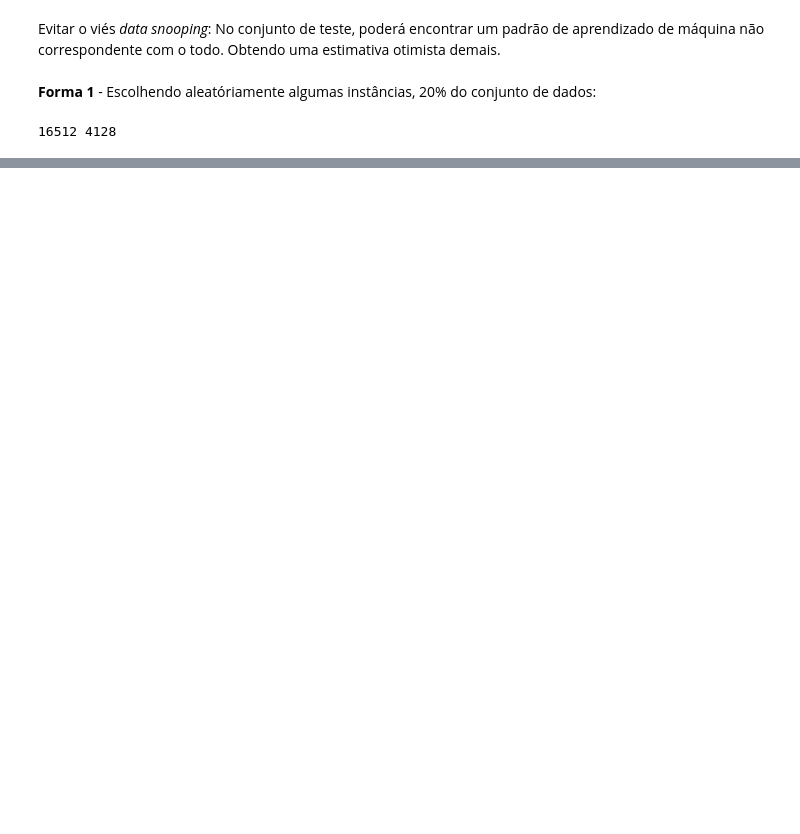
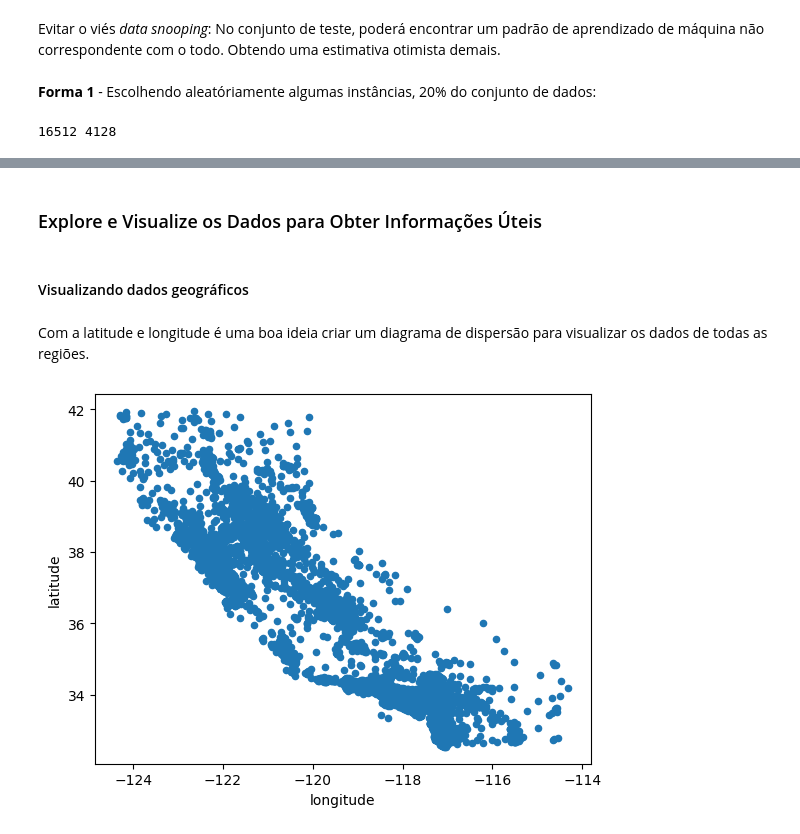
Before and after one commit to ThiagoSegato/livro-apredizado-de-maquina-scikit-learn-keras-tensorflow, a Jupyter notebook: chapter02.ipynb, the cells around one changed output, grey strips where cells are left out. Drawn from its saved outputs; the diff is of its cells as text; code cells hidden in the pictures; blank space fills up the shorter version.

```diff
--- a/chapter02.ipynb
+++ b/chapter02.ipynb
@@ -111,0 +158,18 @@ Name: count, dtype: int64
+# %%
+split = StratifiedShuffleSplit(n_splits=1, test_size=0.2, random_state=42)
+for train_index, test_index in split.split(housing, housing['income_cat']):
+    strat_train_set = housing.loc[train_index]
+    strat_test_set = housing.loc[test_index]
+
+train_set, test_set = train_test_split(housing, test_size=0.2, random_state=42)
+
+compare_props = pd.DataFrame({
+    "Overall": housing['income_cat'].value_counts() / len(housing),
+    "Stratified": strat_test_set['income_cat'].value_counts() / len(strat_test_set),
+    "Random": test_set['income_cat'].value_counts() / len(test_set),
+}).sort_index()
+
+for set_ in (strat_train_set, strat_test_set):
+    set_.drop('income_cat', axis=1, inplace=True)
+
+compare_props
@@ -111,0 +184,13 @@ Name: count, dtype: int64
+# %% [markdown]
+### Explore e Visualize os Dados para Obter Informações Úteis
+# %%
+housing = strat_train_set.copy()
+# %% [markdown]
+#### Visualizando dados geográficos
+# %% [markdown]
+Com a latitude e longitude é uma boa ideia criar um diagrama de dispersão para visualizar os dados de todas as regiões.
+# %%
+housing.plot(kind='scatter', x='longitude', y='latitude')
+plt.show()
+# %% [output]
+[figure, added]
```
Also changed, not shown: parts of 24 cells of this notebook, 2 other files.
